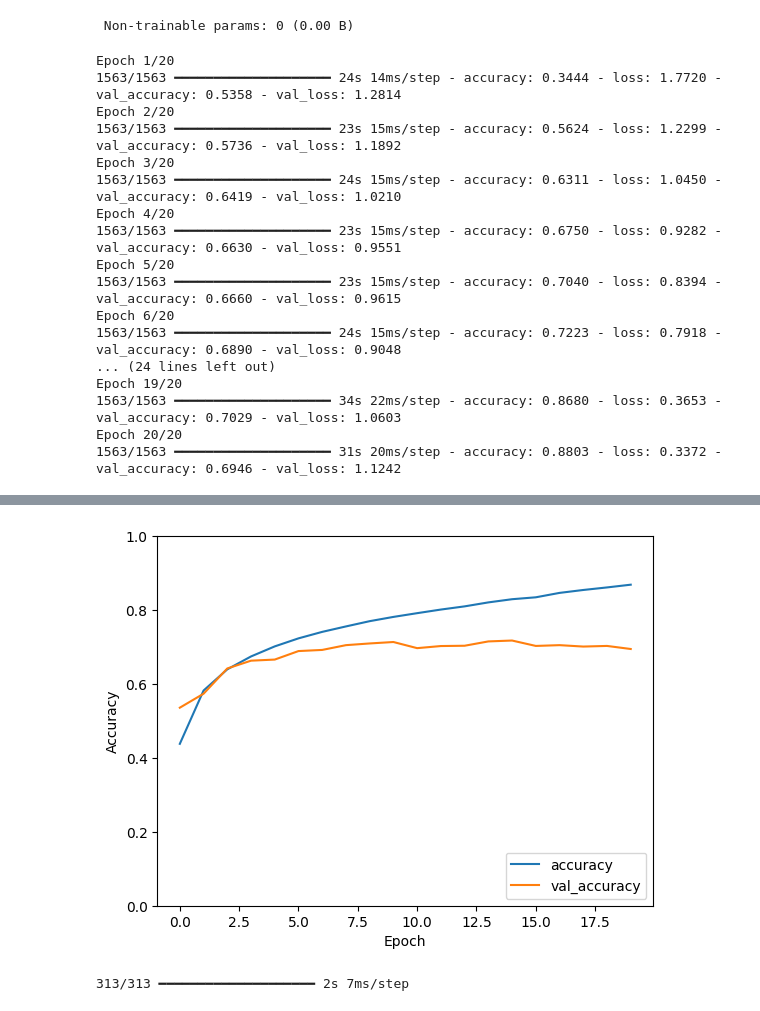
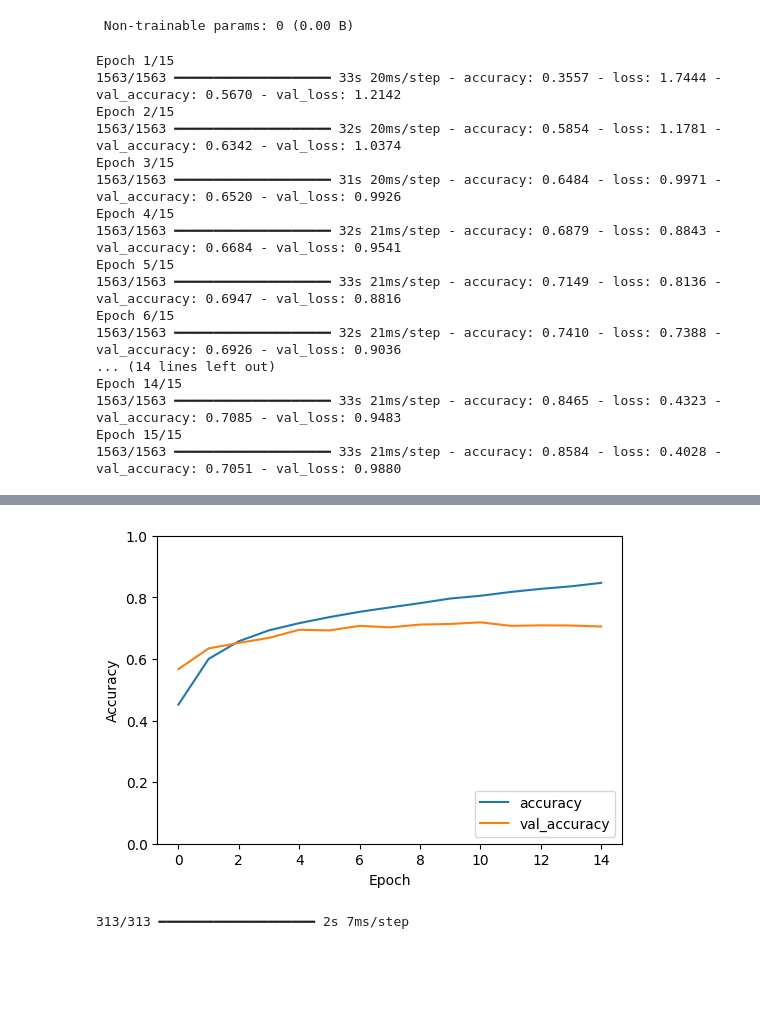
Before and after one commit to vishwamraval/ML-projects, a Jupyter notebook: image_classification_cnn.ipynb, the cells around one changed output, grey strips where cells are left out. Cells and saved outputs as stored; diff of their text form; code cells hidden in the pictures; blank space fills up the shorter version.

Commit message:
CIFAR-10 CNN model improved

```diff
--- a/image_classification_cnn.ipynb
+++ b/image_classification_cnn.ipynb
@@ -101,26 +101,27 @@ Model: "sequential"
 model.compile(optimizer='adam',
               loss=tf.keras.losses.SparseCategoricalCrossentropy(from_logits=True),
               metrics=['accuracy'])
-history = model.fit(x_train, y_train, epochs=20, validation_data=(x_test, y_test))
+history = model.fit(x_train, y_train, epochs=15, validation_data=(x_test, y_test))
 # %% [output]
-Epoch 1/20
-1563/1563 ━━━━━━━━━━━━━━━━━━━━ 24s 14ms/step - accuracy: 0.3444 - loss: 1.7720 - val_accuracy: 0.5358 - val_loss: 1.2814
-Epoch 2/20
-1563/1563 ━━━━━━━━━━━━━━━━━━━━ 23s 15ms/step - accuracy: 0.5624 - loss: 1.2299 - val_accuracy: 0.5736 - val_loss: 1.1892
-Epoch 3/20
-1563/1563 ━━━━━━━━━━━━━━━━━━━━ 24s 15ms/step - accuracy: 0.6311 - loss: 1.0450 - val_accuracy: 0.6419 - val_loss: 1.0210
-Epoch 4/20
-1563/1563 ━━━━━━━━━━━━━━━━━━━━ 23s 15ms/step - accuracy: 0.6750 - loss: 0.9282 - val_accuracy: 0.6630 - val_loss: 0.9551
-Epoch 5/20
-1563/1563 ━━━━━━━━━━━━━━━━━━━━ 23s 15ms/step - accuracy: 0.7040 - loss: 0.8394 - val_accuracy: 0.6660 - val_loss: 0.9615
-Epoch 6/20
-1563/1563 ━━━━━━━━━━━━━━━━━━━━ 24s 15ms/step - accuracy: 0.7223 - loss: 0.7918 - val_accuracy: 0.6890 - val_loss: 0.9048
-... (24 lines left out)
-Epoch 19/20
-1563/1563 ━━━━━━━━━━━━━━━━━━━━ 34s 22ms/step - accuracy: 0.8680 - loss: 0.3653 - val_accuracy: 0.7029 - val_loss: 1.0603
-Epoch 20/20
-1563/1563 ━━━━━━━━━━━━━━━━━━━━ 31s 20ms/step - accuracy: 0.8803 - loss: 0.3372 - val_accuracy: 0.6946 - val_loss: 1.1242
+Epoch 1/15
+1563/1563 ━━━━━━━━━━━━━━━━━━━━ 33s 20ms/step - accuracy: 0.3557 - loss: 1.7444 - val_accuracy: 0.5670 - val_loss: 1.2142
+Epoch 2/15
+1563/1563 ━━━━━━━━━━━━━━━━━━━━ 32s 20ms/step - accuracy: 0.5854 - loss: 1.1781 - val_accuracy: 0.6342 - val_loss: 1.0374
+Epoch 3/15
+1563/1563 ━━━━━━━━━━━━━━━━━━━━ 31s 20ms/step - accuracy: 0.6484 - loss: 0.9971 - val_accuracy: 0.6520 - val_loss: 0.9926
+Epoch 4/15
+1563/1563 ━━━━━━━━━━━━━━━━━━━━ 32s 21ms/step - accuracy: 0.6879 - loss: 0.8843 - val_accuracy: 0.6684 - val_loss: 0.9541
+Epoch 5/15
+1563/1563 ━━━━━━━━━━━━━━━━━━━━ 33s 21ms/step - accuracy: 0.7149 - loss: 0.8136 - val_accuracy: 0.6947 - val_loss: 0.8816
+Epoch 6/15
+1563/1563 ━━━━━━━━━━━━━━━━━━━━ 32s 21ms/step - accuracy: 0.7410 - loss: 0.7388 - val_accuracy: 0.6926 - val_loss: 0.9036
+... (14 lines left out)
+Epoch 14/15
+1563/1563 ━━━━━━━━━━━━━━━━━━━━ 33s 21ms/step - accuracy: 0.8465 - loss: 0.4323 - val_accuracy: 0.7085 - val_loss: 0.9483
+Epoch 15/15
+1563/1563 ━━━━━━━━━━━━━━━━━━━━ 33s 21ms/step - accuracy: 0.8584 - loss: 0.4028 - val_accuracy: 0.7051 - val_loss: 0.9880
 # %%
+plt.figure(figsize=(6, 4))
 plt.plot(history.history['accuracy'], label='accuracy')
 plt.plot(history.history['val_accuracy'], label='val_accuracy')
 plt.xlabel('Epoch')
@@ -136,4 +137,4 @@ print(test_acc)
-[figure, old version]
+[figure, new version]
 # %%
 probability_model = tf.keras.Sequential([model, tf.keras.layers.Softmax()])
 predictions = probability_model.predict(x_test)
```
Also changed, not shown: parts of 2 cells of this notebook.
